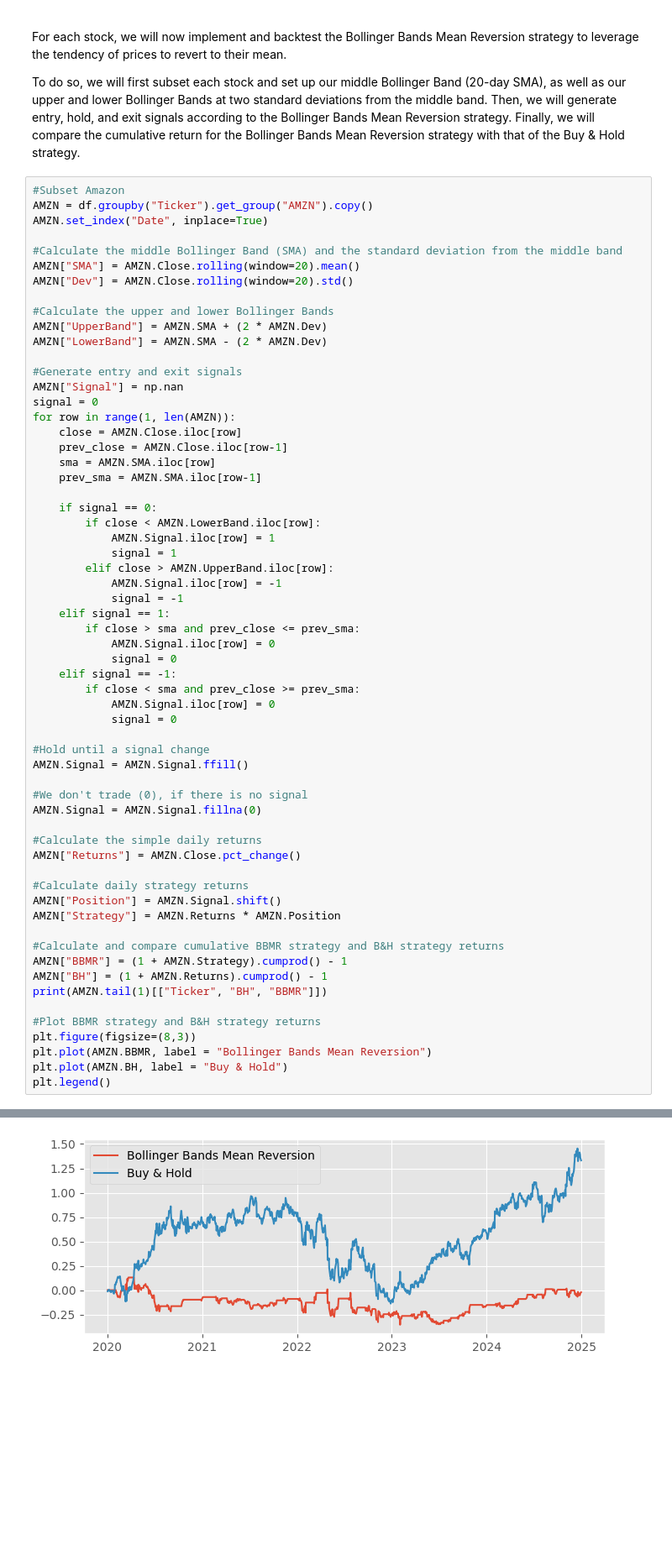
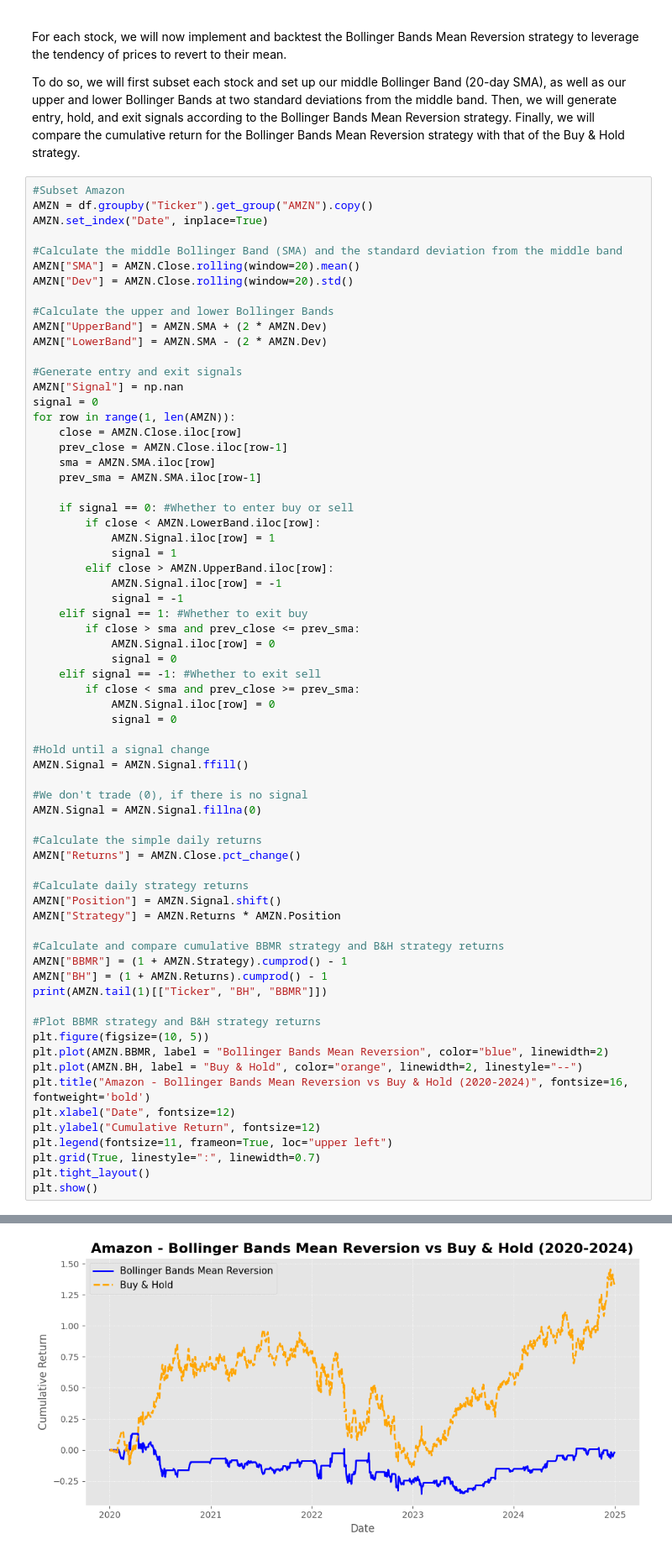
Before and after one commit to Imperial-Business-School/python-for-finance-Sophie222222, a Jupyter notebook: Individual Assignment/Individual Assignment.ipynb, the cells around one changed output, grey strips where cells are left out. Shown at 84% size. Saved outputs shown, nothing was run; the diff lists cells and outputs as text; blank space fills up the shorter version.

```diff
--- a/Individual Assignment/Individual Assignment.ipynb
+++ b/Individual Assignment/Individual Assignment.ipynb
@@ -155,18 +155,18 @@ for row in range(1, len(AMZN)):
 	sma = AMZN.SMA.iloc[row]
 	prev_sma = AMZN.SMA.iloc[row-1]
 
-	if signal == 0:
+	if signal == 0: #Whether to enter buy or sell
 		if close < AMZN.LowerBand.iloc[row]:
 			AMZN.Signal.iloc[row] = 1
 			signal = 1
 		elif close > AMZN.UpperBand.iloc[row]:
 			AMZN.Signal.iloc[row] = -1
 			signal = -1
-	elif signal == 1:
+	elif signal == 1: #Whether to exit buy
 		if close > sma and prev_close <= prev_sma:
 			AMZN.Signal.iloc[row] = 0
 			signal = 0
-	elif signal == -1:
+	elif signal == -1: #Whether to exit sell
 		if close < sma and prev_close >= prev_sma:
 			AMZN.Signal.iloc[row] = 0
 			signal = 0
@@ -190,10 +190,16 @@ AMZN["BH"] = (1 + AMZN.Returns).cumprod() - 1
 print(AMZN.tail(1)[["Ticker", "BH", "BBMR"]])
 
 #Plot BBMR strategy and B&H strategy returns
-plt.figure(figsize=(8,3))
-plt.plot(AMZN.BBMR, label = "Bollinger Bands Mean Reversion")
-plt.plot(AMZN.BH, label = "Buy & Hold")
-plt.legend()
+plt.figure(figsize=(10, 5))
+plt.plot(AMZN.BBMR, label = "Bollinger Bands Mean Reversion", color="blue", linewidth=2)
+plt.plot(AMZN.BH, label = "Buy & Hold", color="orange", linewidth=2, linestyle="--")
+plt.title("Amazon - Bollinger Bands Mean Reversion vs Buy & Hold (2020-2024)", fontsize=16, fontweight='bold')
+plt.xlabel("Date", fontsize=12)
+plt.ylabel("Cumulative Return", fontsize=12)
+plt.legend(fontsize=11, frameon=True, loc="upper left")
+plt.grid(True, linestyle=":", linewidth=0.7)
+plt.tight_layout()
+plt.show()
 # %% [output]
            Ticker        BH      BBMR
 Date
@@ -219,4 +224,4 @@ See the caveats in the documentation: https://pandas.pydata.org/pandas-docs/stab
-[figure, old version]
+[figure, new version]
 # %% [markdown]
 Next, we will generate a buy signal when the stock's closing price falls below the lower Bollinger Band, as we expect a price increase towards the middle band.
 
```
Also changed, not shown: parts of 1 cell of this notebook.
